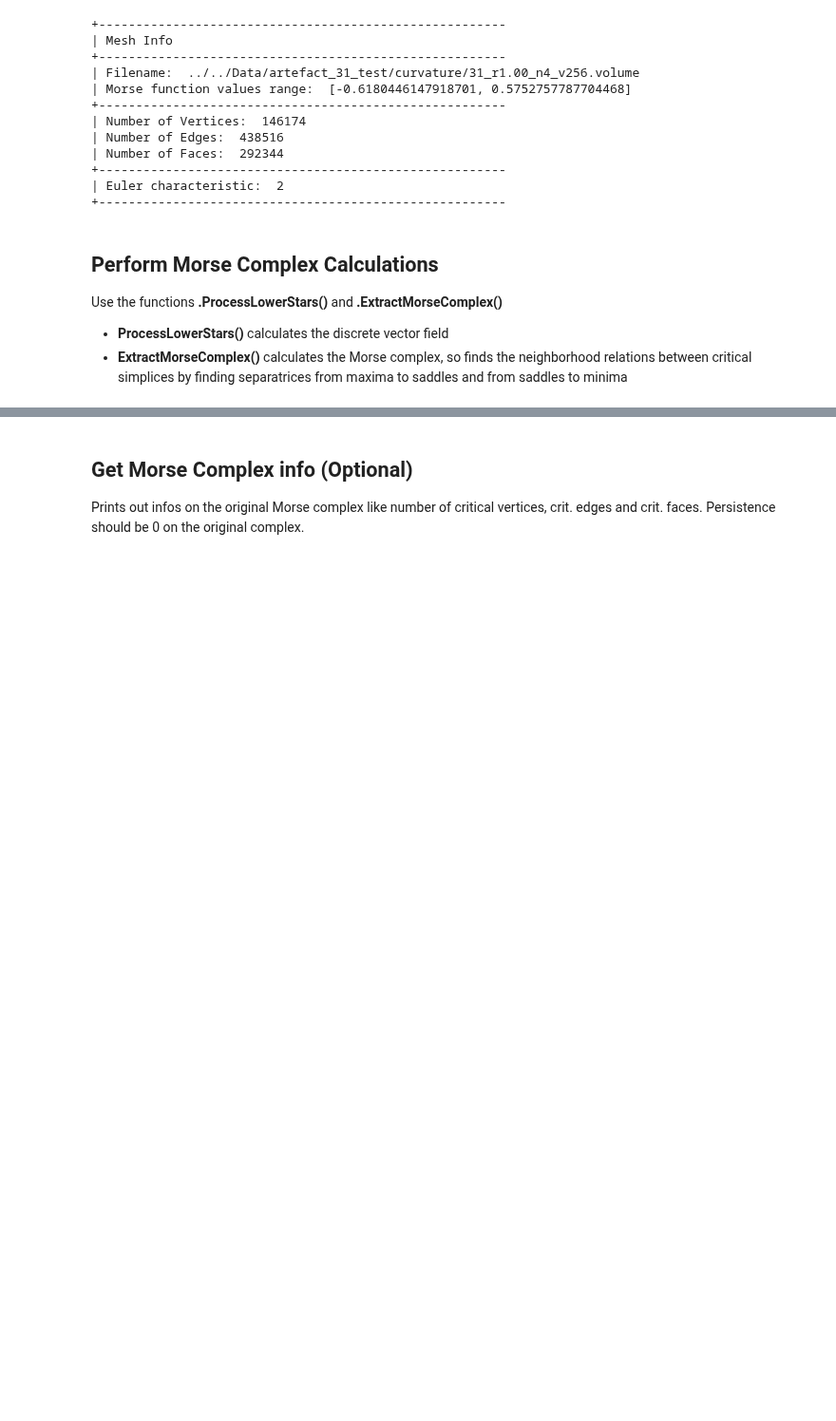
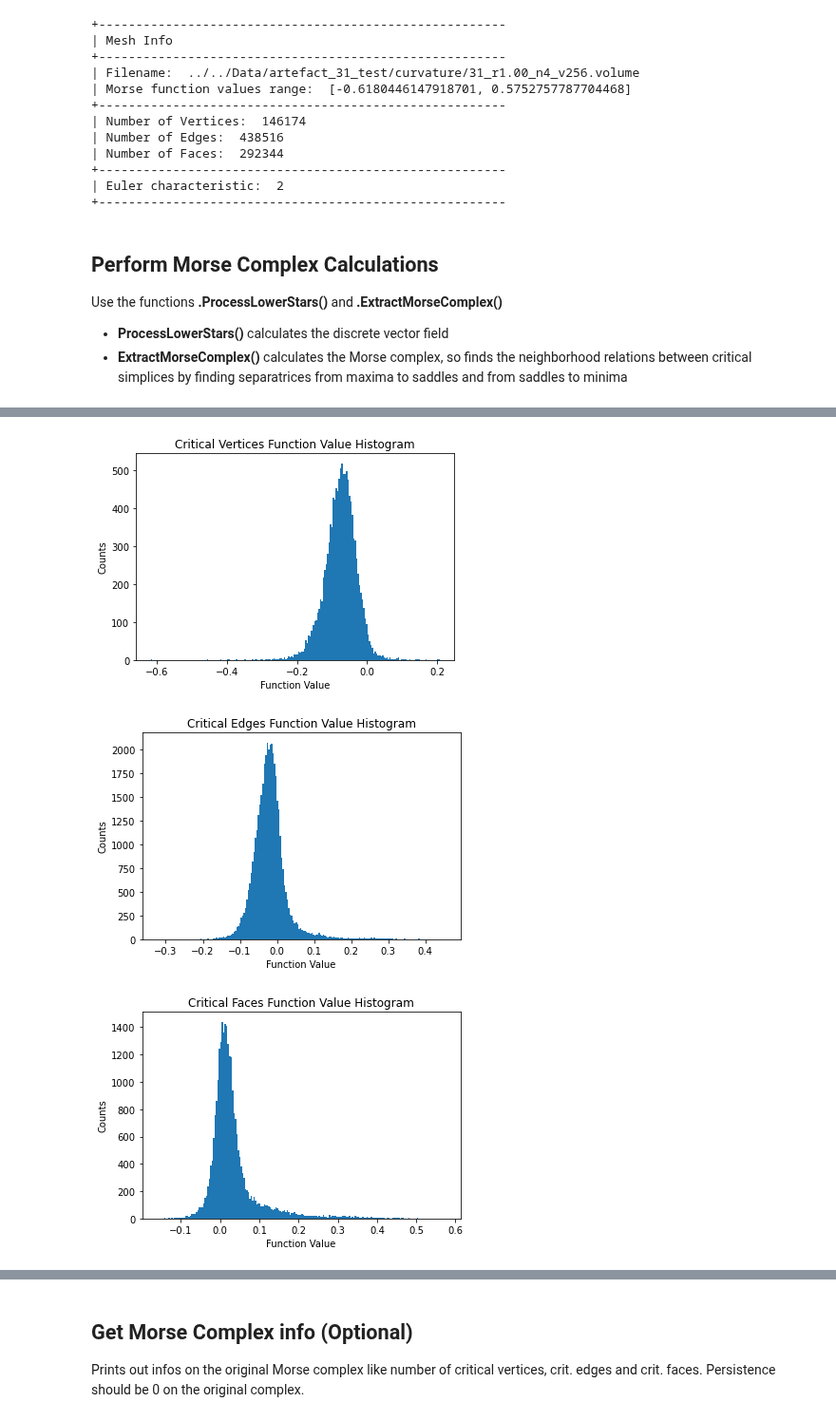
Before and after one commit to JanPhilipp-Bullenkamp/MorseMesh, a Jupyter notebook: Show simple usage.ipynb, the cells around one changed output, grey strips where cells are left out. Shown at 95% size. Saved outputs shown, nothing was run; the diff lists cells and outputs as text; code cells hidden in the pictures; blank space fills up the shorter version.

```diff
--- a/Show simple usage.ipynb
+++ b/Show simple usage.ipynb
@@ -52,0 +66,6 @@ Time ExtractMorseComplex and Separatrices: 3.312678935999429
+# %%
+stats2 = data.plot_critical_funval_histogramm(0,nb_bins=200)
+# %% [output]
+[figure, added]
+[figure, added]
+[figure, added]
```
Also changed, not shown: parts of 10 cells of this notebook, 2 other files.
